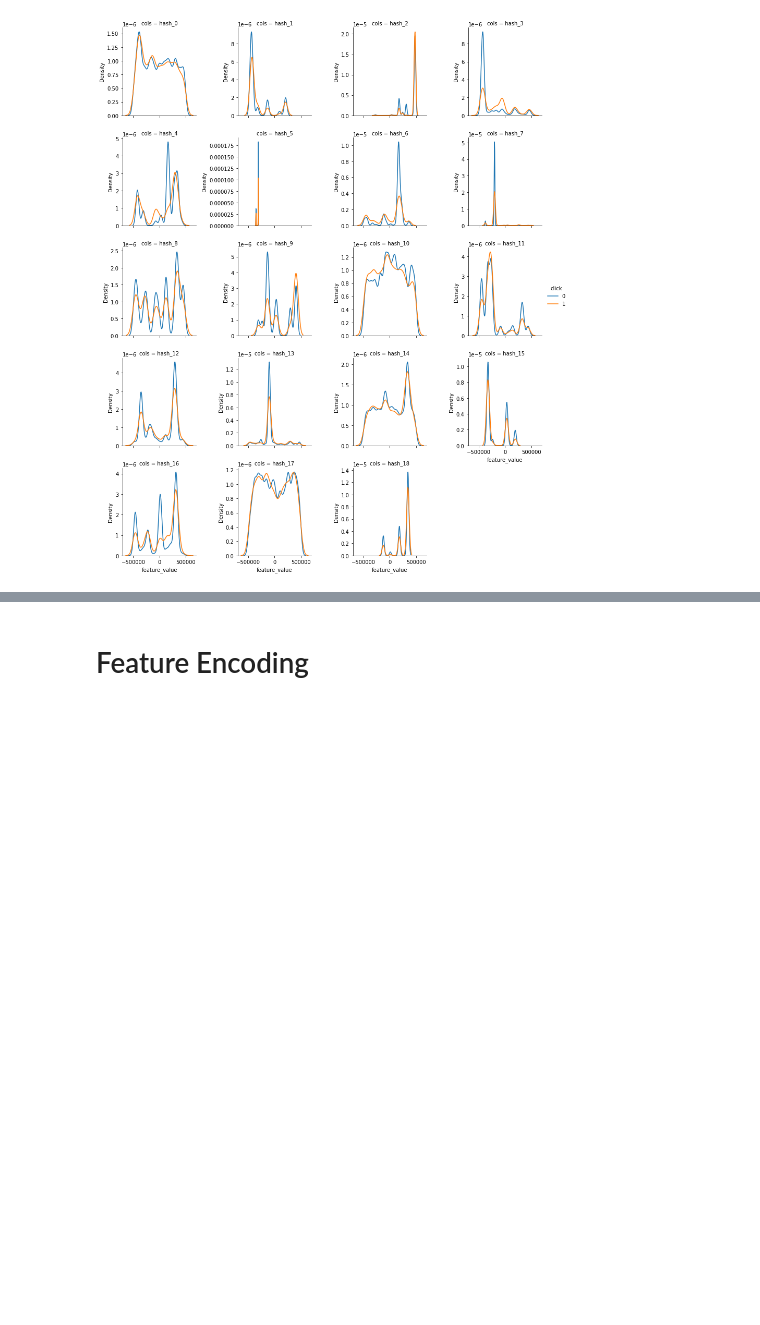
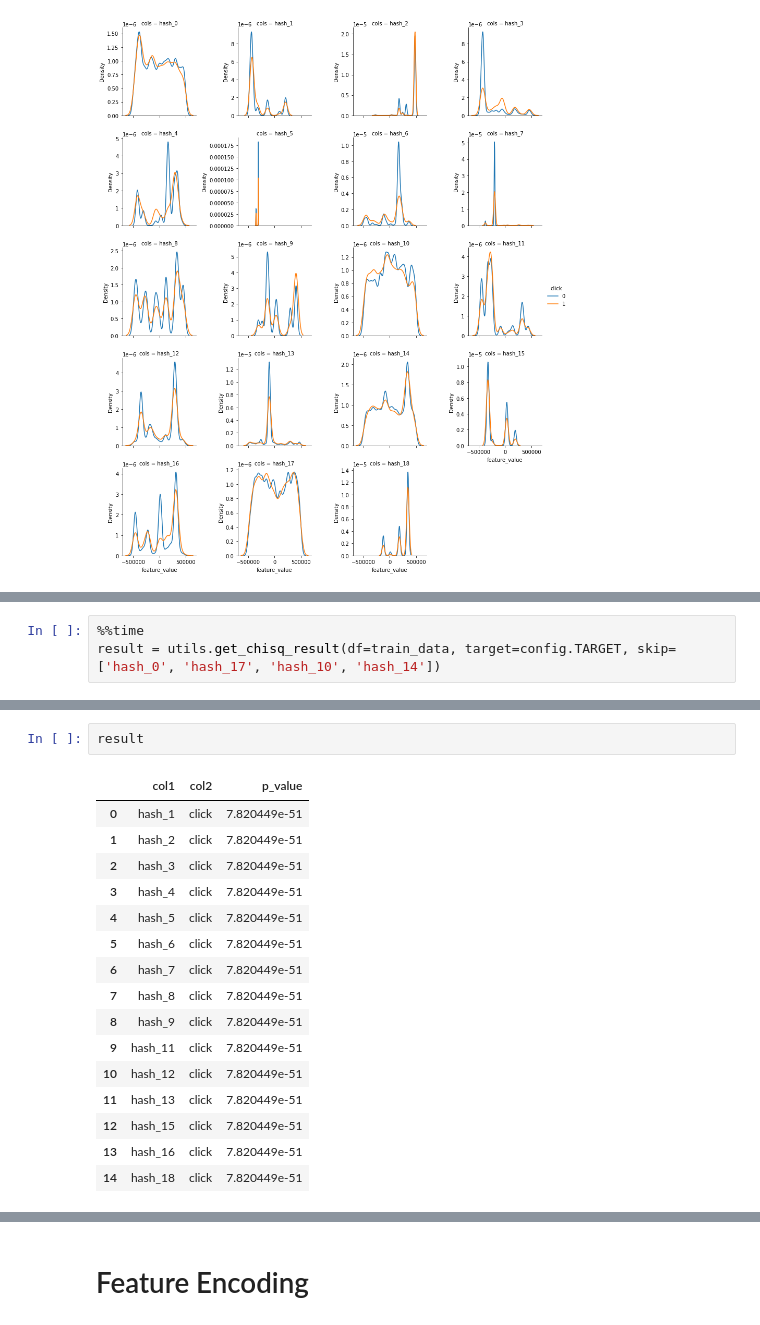
Before and after one commit to dexter11235813/click-prediction-miq, a Jupyter notebook: click_prediction/notebooks/01-EDA.ipynb, the cells around one changed output, grey strips where cells are left out. Cells and saved outputs as stored; diff of their text form; blank space fills up the shorter version.

```diff
--- a/click_prediction/notebooks/01-EDA.ipynb
+++ b/click_prediction/notebooks/01-EDA.ipynb
@@ -118,0 +189,3 @@ There doesn't seem to be a significant difference in distribution across feature
+# %%
+%%time
+result = utils.get_chisq_result(df=train_data, target=config.TARGET, skip= ['hash_0', 'hash_17', 'hash_10', 'hash_14'])
@@ -118,0 +195,19 @@ There doesn't seem to be a significant difference in distribution across feature
+# %%
+result
+# %% [output]
+|  | col1 | col2 | p_value |
+| 0 | hash_1 | click | 7.820449e-51 |
+| 1 | hash_2 | click | 7.820449e-51 |
+| 2 | hash_3 | click | 7.820449e-51 |
+| 3 | hash_4 | click | 7.820449e-51 |
+| 4 | hash_5 | click | 7.820449e-51 |
+| 5 | hash_6 | click | 7.820449e-51 |
+| 6 | hash_7 | click | 7.820449e-51 |
+| 7 | hash_8 | click | 7.820449e-51 |
+| 8 | hash_9 | click | 7.820449e-51 |
+| 9 | hash_11 | click | 7.820449e-51 |
+| 10 | hash_12 | click | 7.820449e-51 |
+| 11 | hash_13 | click | 7.820449e-51 |
+| 12 | hash_15 | click | 7.820449e-51 |
+| 13 | hash_16 | click | 7.820449e-51 |
+| 14 | hash_18 | click | 7.820449e-51 |
```
Also changed, not shown: parts of 21 cells of this notebook, 5 other files.
